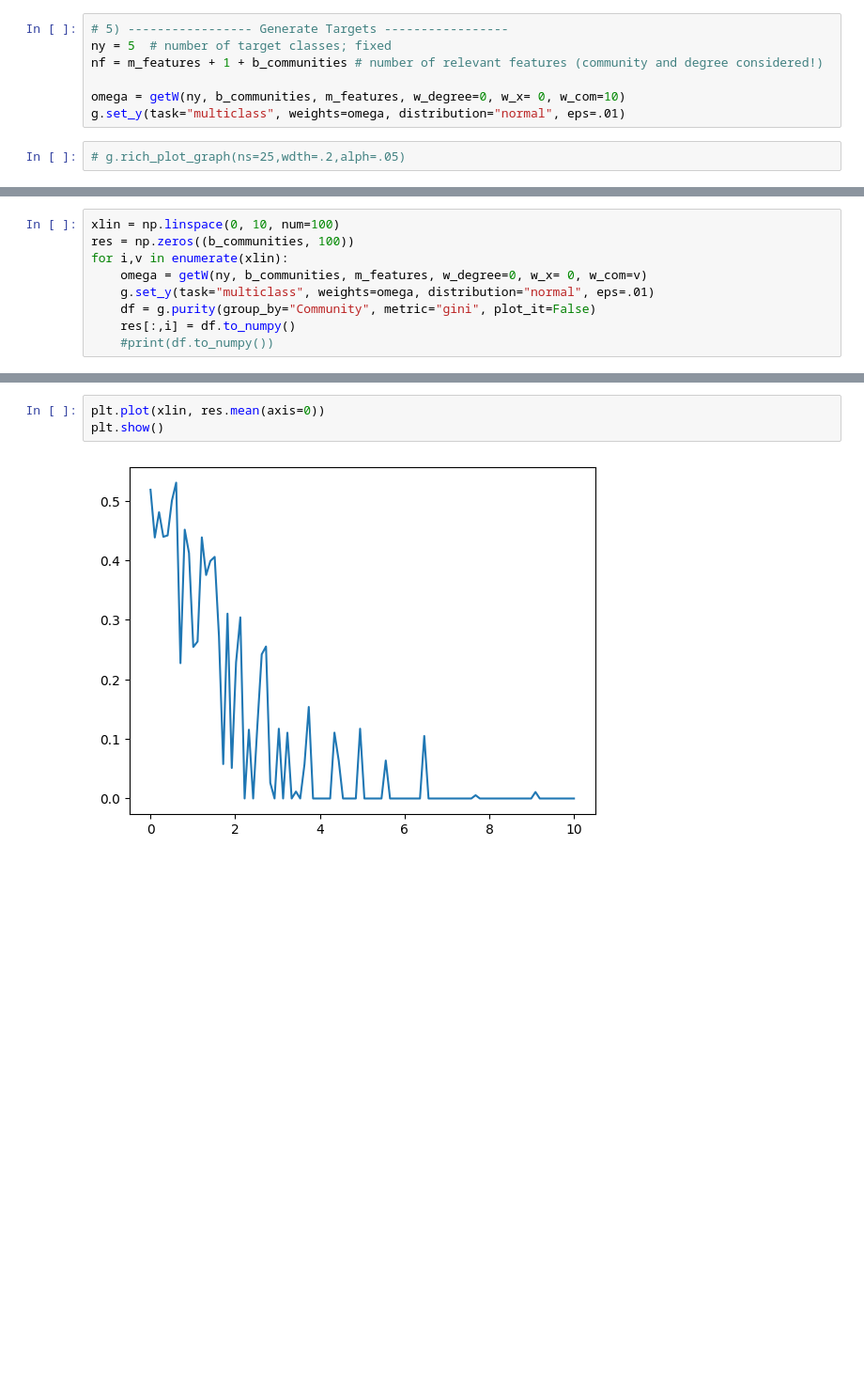
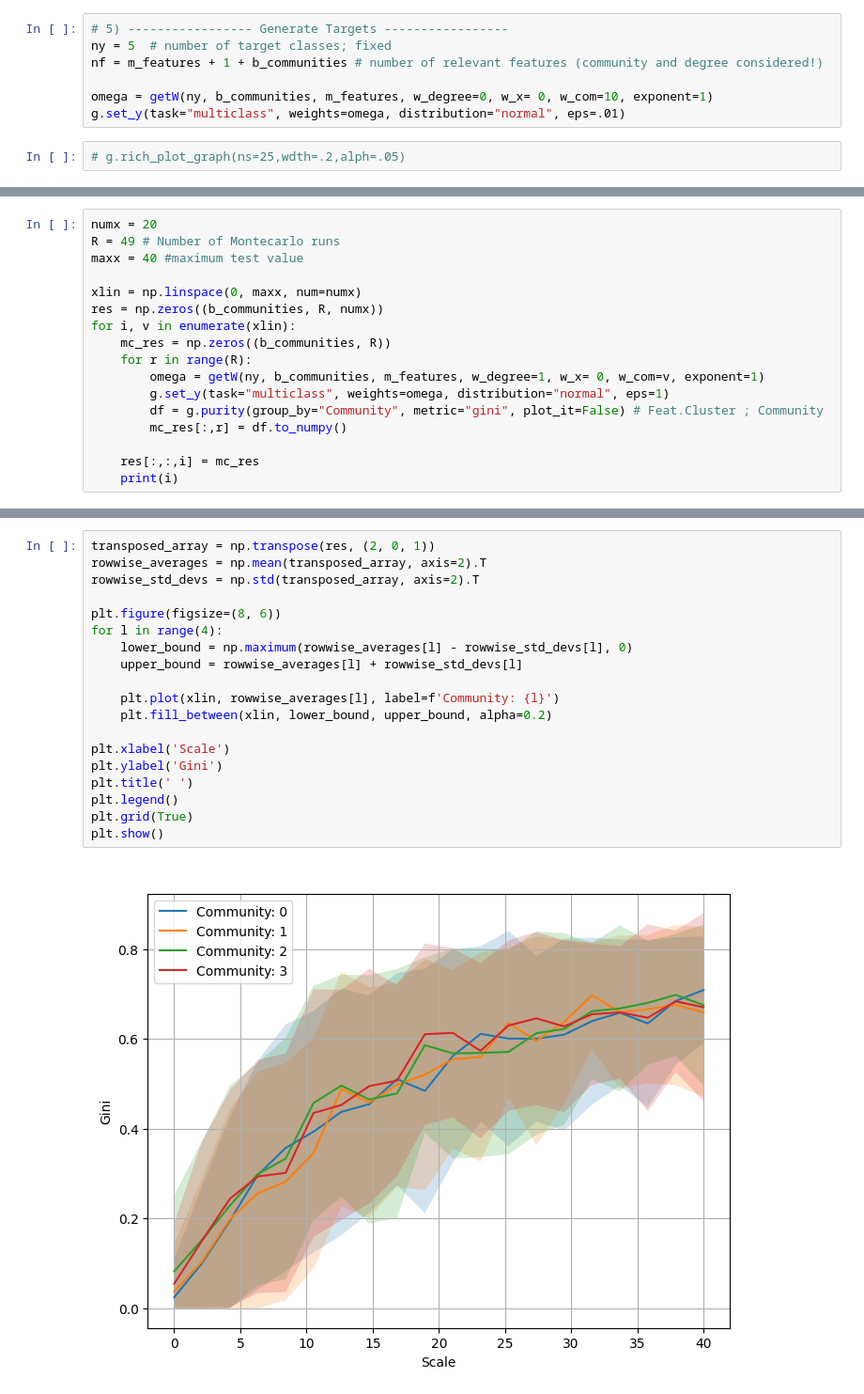
Before and after one commit to FisnikZogaj/MA, a Jupyter notebook: VisualExperiments.ipynb, the cells around one changed output, grey strips where cells are left out. Shown: that part at 94% size. Drawn from its saved outputs; the diff is of its cells as text; blank space fills up the shorter version.

```diff
--- a/VisualExperiments.ipynb
+++ b/VisualExperiments.ipynb
@@ -48,7 +46,7 @@ g.set_x(n_c=k_clusters,  # number of clusters
 ny = 5  # number of target classes; fixed
 nf = m_features + 1 + b_communities # number of relevant features (community and degree considered!)
 
-omega = getW(ny, b_communities, m_features, w_degree=0, w_x= 0, w_com=10)
+omega = getW(ny, b_communities, m_features, w_degree=0, w_x= 0, w_com=10, exponent=1)
 g.set_y(task="multiclass", weights=omega, distribution="normal", eps=.01)
 # %%
 # g.rich_plot_graph(ns=25,wdth=.2,alph=.05)
@@ -55,9 +57,17 @@ g.set_y(task="multiclass", weights=omega, distribution="normal", eps=.01)
 # %%
-xlin = np.linspace(0, 10, num=100)
-res = np.zeros((b_communities, 100))
-for i,v in enumerate(xlin):
-    omega = getW(ny, b_communities, m_features, w_degree=0, w_x= 0, w_com=v)
-    g.set_y(task="multiclass", weights=omega, distribution="normal", eps=.01)
-    df = g.purity(group_by="Community", metric="gini", plot_it=False)
-    res[:,i] = df.to_numpy()
-    #print(df.to_numpy())
+numx = 20
+R = 49 # Number of Montecarlo runs
+maxx = 40 #maximum test value
+
+xlin = np.linspace(0, maxx, num=numx)
+res = np.zeros((b_communities, R, numx))
+for i, v in enumerate(xlin):
+    mc_res = np.zeros((b_communities, R))
+    for r in range(R):
+        omega = getW(ny, b_communities, m_features, w_degree=1, w_x= 0, w_com=v, exponent=1)
+        g.set_y(task="multiclass", weights=omega, distribution="normal", eps=1)
+        df = g.purity(group_by="Community", metric="gini", plot_it=False) # Feat.Cluster ; Community
+        mc_res[:,r] = df.to_numpy()
+
+    res[:,:,i] = mc_res
+    print(i)
@@ -82,5 +74,21 @@ Metric selected:  gini
 # %%
-plt.plot(xlin, res.mean(axis=0))
+transposed_array = np.transpose(res, (2, 0, 1))
+rowwise_averages = np.mean(transposed_array, axis=2).T
+rowwise_std_devs = np.std(transposed_array, axis=2).T
+
+plt.figure(figsize=(8, 6))
+for l in range(4):
+    lower_bound = np.maximum(rowwise_averages[l] - rowwise_std_devs[l], 0)
+    upper_bound = rowwise_averages[l] + rowwise_std_devs[l]
+
+    plt.plot(xlin, rowwise_averages[l], label=f'Community: {l}')
+    plt.fill_between(xlin, lower_bound, upper_bound, alpha=0.2)
+
+plt.xlabel('Scale')
+plt.ylabel('Gini')
+plt.title(' ')
+plt.legend()
+plt.grid(True)
 plt.show()
 # %% [output]
-[figure, old version]
+[figure, new version]
```
Also changed, not shown: parts of 11 cells of this notebook, 3 other files.
